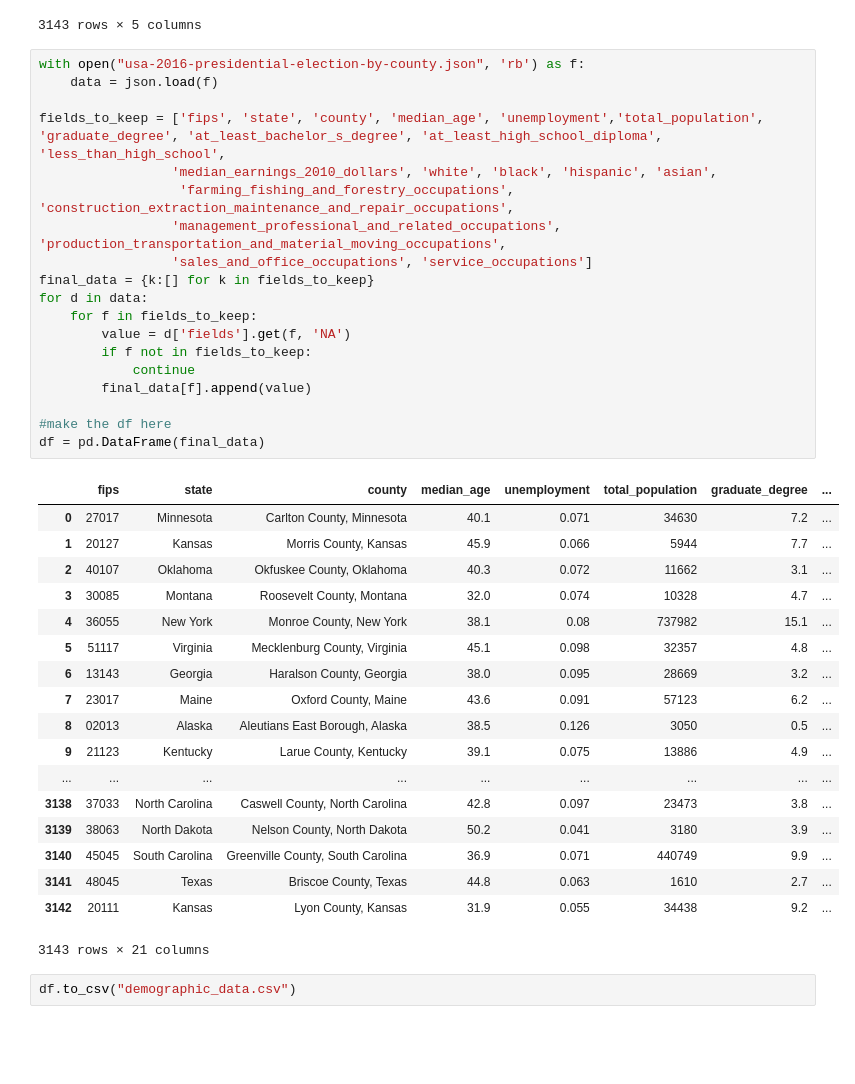
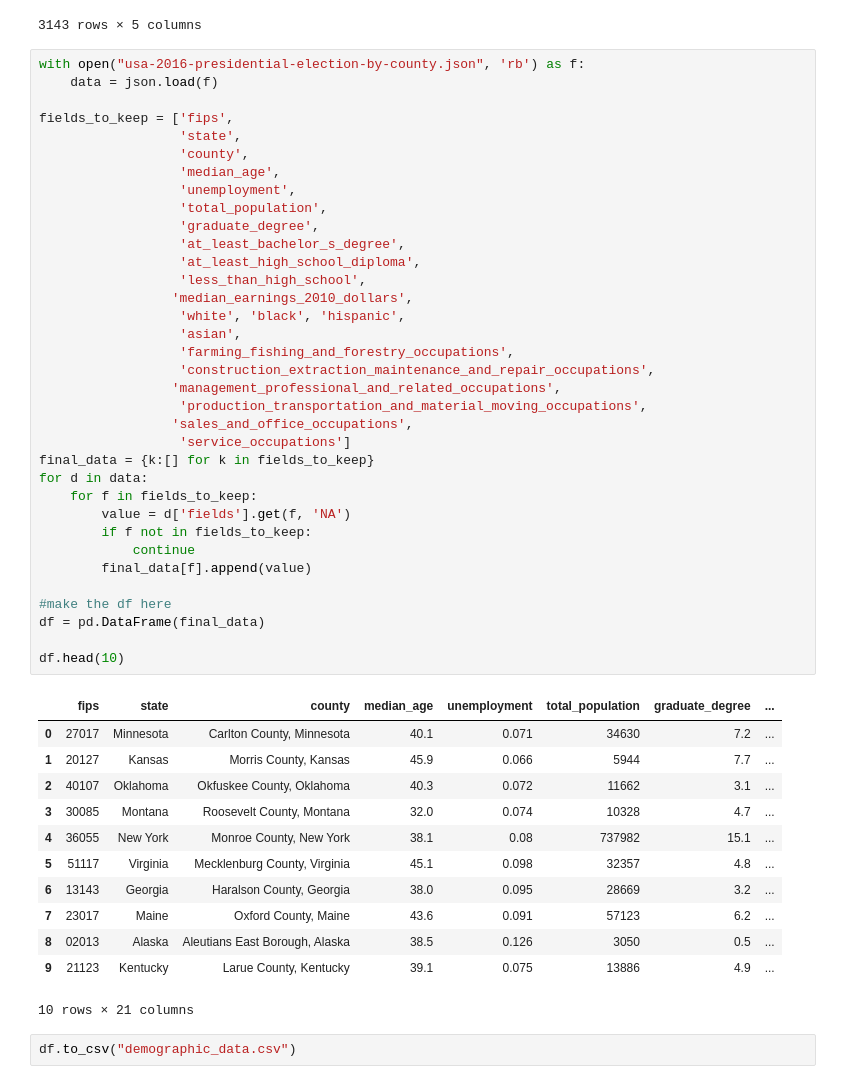
Before and after one commit to muditmathur11/bcmj, a Jupyter notebook: Project/Demographic_data_set.ipynb, the cells around one changed output. Cells and saved outputs as stored; diff of their text form; blank space fills up the shorter version.

```diff
--- a/Project/Demographic_data_set.ipynb
+++ b/Project/Demographic_data_set.ipynb
@@ -27,41 +27,51 @@ demographic_df
 # %%
 with open("usa-2016-presidential-election-by-county.json", 'rb') as f:
     data = json.load(f)
 
-fields_to_keep = ['fips', 'state', 'county', 'median_age', 'unemployment','total_population', 'graduate_degree', 'at_least_bachelor_s_degree', 'at_least_high_school_diploma', 'less_than_high_school',
-                 'median_earnings_2010_dollars', 'white', 'black', 'hispanic', 'asian',
-                  'farming_fishing_and_forestry_occupations', 'construction_extraction_maintenance_and_repair_occupations',
-                 'management_professional_and_related_occupations', 'production_transportation_and_material_moving_occupations',
-                 'sales_and_office_occupations', 'service_occupations']
+fields_to_keep = ['fips',
+                  'state',
+                  'county',
+                  'median_age',
+                  'unemployment',
+                  'total_population',
+                  'graduate_degree',
+                  'at_least_bachelor_s_degree',
+                  'at_least_high_school_diploma',
+                  'less_than_high_school',
+                 'median_earnings_2010_dollars',
+                  'white', 'black', 'hispanic',
+                  'asian',
+                  'farming_fishing_and_forestry_occupations',
+                  'construction_extraction_maintenance_and_repair_occupations',
+                 'management_professional_and_related_occupations',
+                  'production_transportation_and_material_moving_occupations',
+                 'sales_and_office_occupations',
+                  'service_occupations']
 final_data = {k:[] for k in fields_to_keep}
 for d in data:
     for f in fields_to_keep:
         value = d['fields'].get(f, 'NA')
         if f not in fields_to_keep:
             continue
         final_data[f].append(value)
 
 #make the df here
 df = pd.DataFrame(final_data)
+
+df.head(10)
 # %% [output]
 |  | fips | state | county | median_age | unemployment | total_population | graduate_degree | ... |
 | 0 | 27017 | Minnesota | Carlton County, Minnesota | 40.1 | 0.071 | 34630 | 7.2 | ... |
 | 1 | 20127 | Kansas | Morris County, Kansas | 45.9 | 0.066 | 5944 | 7.7 | ... |
 | 2 | 40107 | Oklahoma | Okfuskee County, Oklahoma | 40.3 | 0.072 | 11662 | 3.1 | ... |
 | 3 | 30085 | Montana | Roosevelt County, Montana | 32.0 | 0.074 | 10328 | 4.7 | ... |
 | 4 | 36055 | New York | Monroe County, New York | 38.1 | 0.08 | 737982 | 15.1 | ... |
 | 5 | 51117 | Virginia | Mecklenburg County, Virginia | 45.1 | 0.098 | 32357 | 4.8 | ... |
 | 6 | 13143 | Georgia | Haralson County, Georgia | 38.0 | 0.095 | 28669 | 3.2 | ... |
 | 7 | 23017 | Maine | Oxford County, Maine | 43.6 | 0.091 | 57123 | 6.2 | ... |
 | 8 | 02013 | Alaska | Aleutians East Borough, Alaska | 38.5 | 0.126 | 3050 | 0.5 | ... |
 | 9 | 21123 | Kentucky | Larue County, Kentucky | 39.1 | 0.075 | 13886 | 4.9 | ... |
-| ... | ... | ... | ... | ... | ... | ... | ... | ... |
-| 3138 | 37033 | North Carolina | Caswell County, North Carolina | 42.8 | 0.097 | 23473 | 3.8 | ... |
-| 3139 | 38063 | North Dakota | Nelson County, North Dakota | 50.2 | 0.041 | 3180 | 3.9 | ... |
-| 3140 | 45045 | South Carolina | Greenville County, South Carolina | 36.9 | 0.071 | 440749 | 9.9 | ... |
-| 3141 | 48045 | Texas | Briscoe County, Texas | 44.8 | 0.063 | 1610 | 2.7 | ... |
-| 3142 | 20111 | Kansas | Lyon County, Kansas | 31.9 | 0.055 | 34438 | 9.2 | ... |
-3143 rows × 21 columns
+10 rows × 21 columns
 # %%
 df.to_csv("demographic_data.csv")
 # %%
```
Also changed, not shown: 40 other files.
